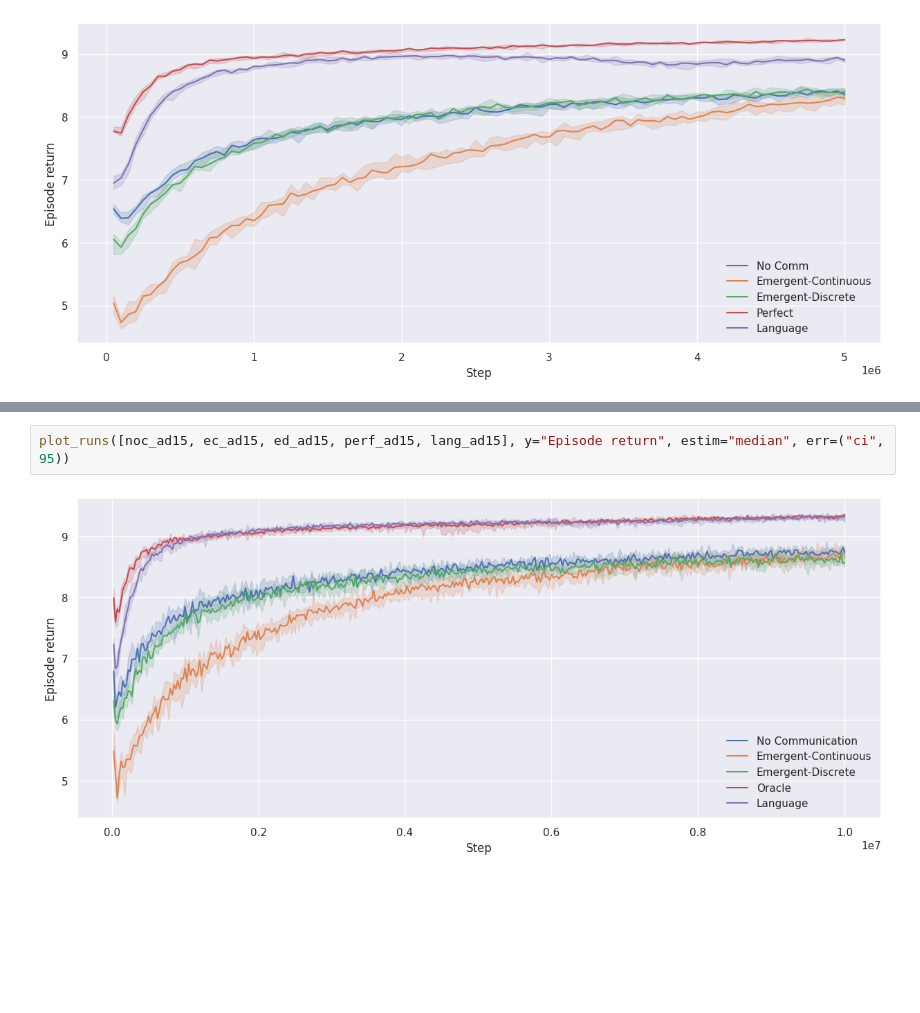
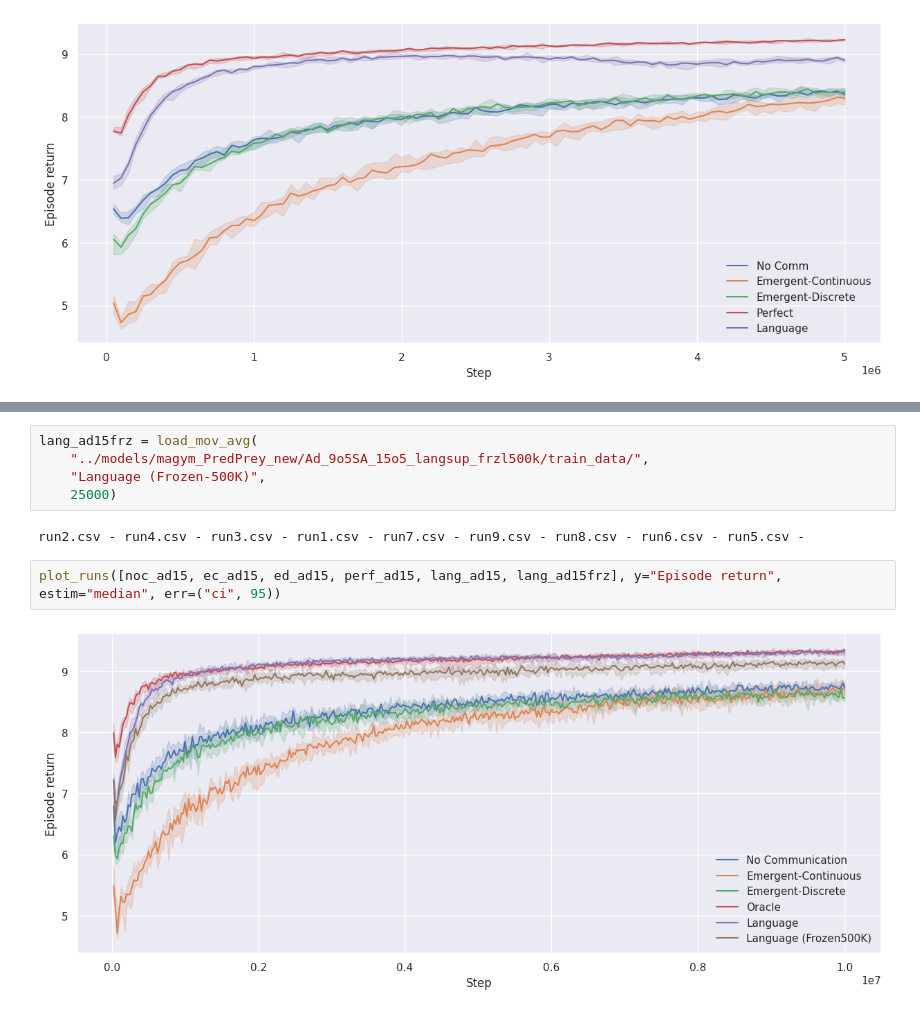
Before and after one commit to Maxtoq/MADRL-PhD-Thesis-Code, a Jupyter notebook: results/LAMARL Graphs.ipynb, the cells around one changed output, grey strips where cells are left out. Drawn from its saved outputs; the diff is of its cells as text; blank space fills up the shorter version.

```diff
--- a/results/LAMARL Graphs.ipynb
+++ b/results/LAMARL Graphs.ipynb
@@ -602,4 +630,11 @@ run2.csv - run4.csv - run3.csv - run1.csv - run7.csv - run9.csv - run8.csv - run
+# %%
+lang_ad15frz = load_mov_avg(
+    "../models/magym_PredPrey_new/Ad_9o5SA_15o5_langsup_frzl500k/train_data/",
+    "Language (Frozen-500K)",
+    25000)
+# %% [output]
+run2.csv - run4.csv - run3.csv - run1.csv - run7.csv - run9.csv - run8.csv - run6.csv - run5.csv -
 # %%
-plot_runs([noc_ad15, ec_ad15, ed_ad15, perf_ad15, lang_ad15], y="Episode return", estim="median", err=("ci", 95))
+plot_runs([noc_ad15, ec_ad15, ed_ad15, perf_ad15, lang_ad15, lang_ad15frz], y="Episode return", estim="median", err=("ci", 95))
 # %% [output]
-[figure, old version]
+[figure, new version]
```
Also changed, not shown: parts of 26 cells of this notebook, 4 other files.
